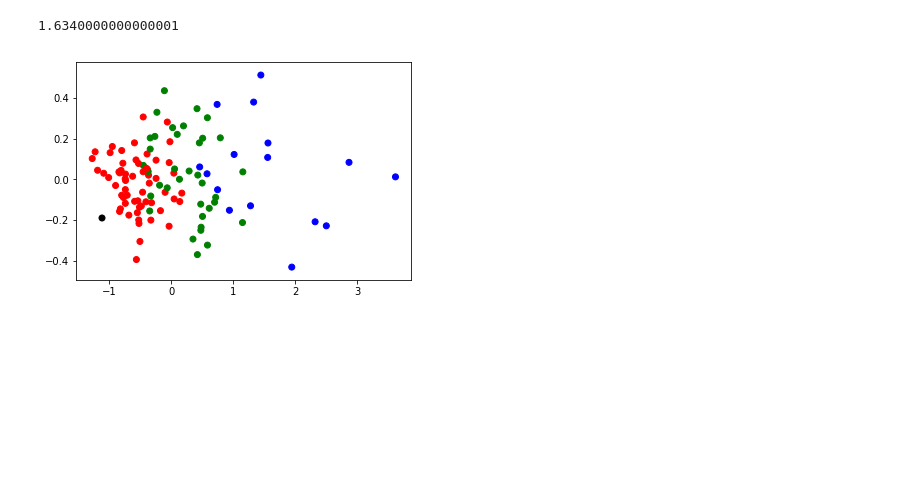
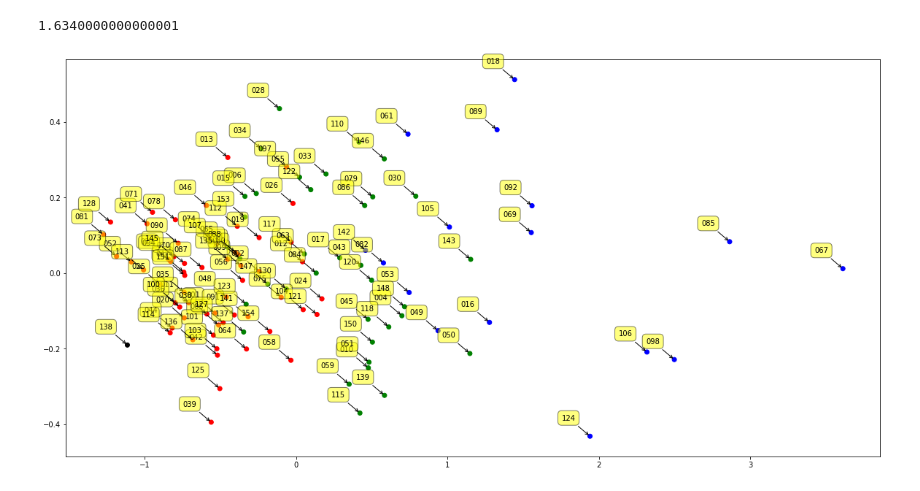
Before and after one commit to pablo1n7/pymesh-torsos-landmarks, a Jupyter notebook: pca_torsos-2.ipynb, the cells around one changed output. Cells and saved outputs as stored; diff of their text form; code cells hidden in the pictures; blank space fills up the shorter version.

```diff
--- a/pca_torsos-2.ipynb
+++ b/pca_torsos-2.ipynb
@@ -149,37 +149,39 @@ color_wheel = {"healthy": "red", "obese": "blue","overfat":"green","underfat":"b
 colors = data["labels"].map(lambda x: color_wheel.get(x.lower()))
 # %%
 fig = plt.figure()
+plt.rcParams["figure.figsize"] = [20,10]
+
 ax = fig.add_subplot(111)
 ax.scatter(x_out[:,0],x_out[:,1],c=colors,marker="o")
 #ax.scatter(x_out[:,0],x_out[:,1],marker="o")
 
 
 
 # for label, x, y in zip(np.array(ids)[fat_class], x_out[fat_class,7], x_out[fat_class,0]):
 #     plt.annotate(
 #         label,
 #         xy=(x, y), xytext=(-20, 20),
 #         textcoords='offset points', ha='right', va='bottom',
 #         bbox=dict(boxstyle='round,pad=0.5', fc='yellow', alpha=0.5),
 #         arrowprops=dict(arrowstyle = '->', connectionstyle='arc3,rad=0'))
 
 # for label, x, y in zip(np.array(ids), x_out[:,0], x_out[:,1]):
 #     plt.annotate(
 #         label,
 #         xy=(x, y), xytext=(-20, 20),
 #         textcoords='offset points', ha='right', va='bottom',
 #         bbox=dict(boxstyle='round,pad=0.5', fc='yellow', alpha=0.5),
 #         arrowprops=dict(arrowstyle = '->', connectionstyle='arc3,rad=0'))
 
-# # for label, x, y in zip(np.array(ids), x_out[:,0], x_out[:,1]):
-# #     plt.annotate(
-# #         label,
-# #         xy=(x, y), xytext=(-20, 20),
-# #         textcoords='offset points', ha='right', va='bottom',
-# #         bbox=dict(boxstyle='round,pad=0.5', fc='yellow', alpha=0.5),
-# #         arrowprops=dict(arrowstyle = '->', connectionstyle='arc3,rad=0'))
+for label, x, y in zip(np.array(ids), x_out[:,0], x_out[:,1]):
+    plt.annotate(
+        label,
+        xy=(x, y), xytext=(-20, 20),
+        textcoords='offset points', ha='right', va='bottom',
+        bbox=dict(boxstyle='round,pad=0.5', fc='yellow', alpha=0.5),
+        arrowprops=dict(arrowstyle = '->', connectionstyle='arc3,rad=0'))
 
 
 plt.show()
 # %% [output]
-[figure, old version]
+[figure, new version]
```
Also changed, not shown: 9 other files.
